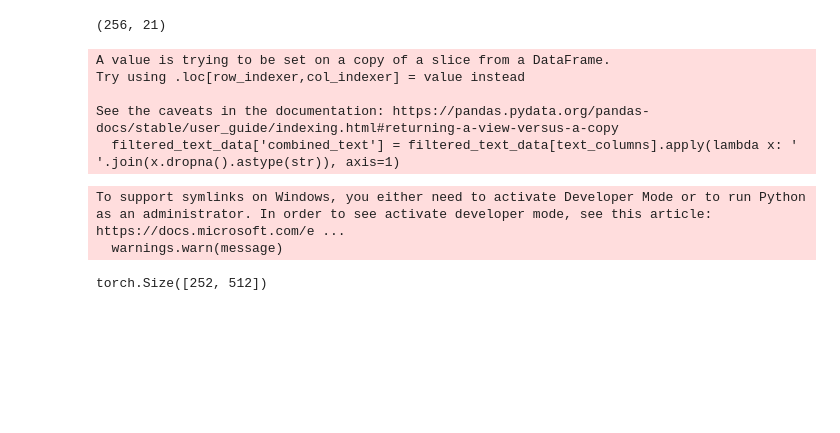
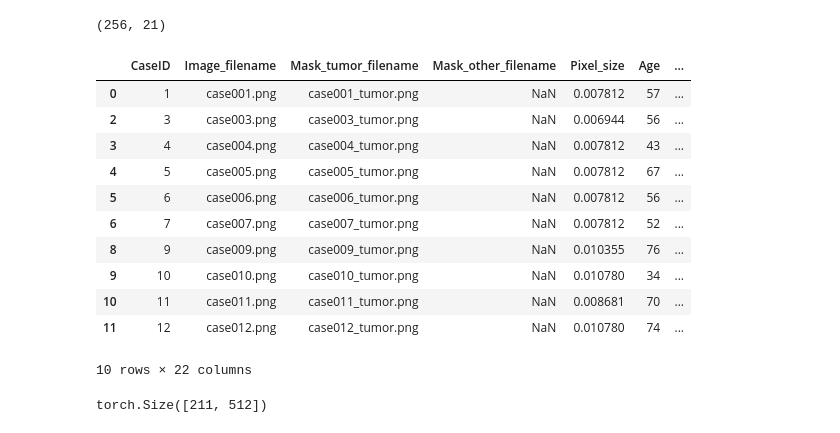
Before and after one commit to nbayt/CSC-752-Project, a Jupyter notebook: CLASS_FINAL_PROJECT_clip_early_fusion.ipynb, the cells around one changed output. Drawn from its saved outputs; the diff is of its cells as text; code cells hidden in the pictures; blank space fills up the shorter version.

```diff
--- a/CLASS_FINAL_PROJECT_clip_early_fusion.ipynb
+++ b/CLASS_FINAL_PROJECT_clip_early_fusion.ipynb
@@ -24,32 +24,42 @@ text_data.shape
 # %%
 
 # filter out normal rows
 filtered_text_data = text_data[(text_data['Classification'] == 'benign') | (text_data['Classification'] == 'malignant')]
 
+# Remove rows where Age is 'not available'
+filtered_text_data = filtered_text_data[filtered_text_data['Age'] != 'not available']
+
 # combine the relevant columns into a single text field per case
 text_columns = [col for col in filtered_text_data.columns if col not in ['Image_filename', 'Classification', "Mask_tumor_filename","Mask_other_filename", "Pixel_size", "Verification","BIRADS"]]
 filtered_text_data['combined_text'] = filtered_text_data[text_columns].apply(lambda x: ' '.join(x.dropna().astype(str)), axis=1)
+
+# Show preview of data
+filtered_text_data.head(10)
 # %% [output]
+|  | CaseID | Image_filename | Mask_tumor_filename | Mask_other_filename | Pixel_size | Age | ... |
+| 0 | 1 | case001.png | case001_tumor.png | NaN | 0.007812 | 57 | ... |
+| 2 | 3 | case003.png | case003_tumor.png | NaN | 0.006944 | 56 | ... |
+| 3 | 4 | case004.png | case004_tumor.png | NaN | 0.007812 | 43 | ... |
+| 4 | 5 | case005.png | case005_tumor.png | NaN | 0.007812 | 67 | ... |
+| 5 | 6 | case006.png | case006_tumor.png | NaN | 0.007812 | 56 | ... |
+| 6 | 7 | case007.png | case007_tumor.png | NaN | 0.007812 | 52 | ... |
+| 8 | 9 | case009.png | case009_tumor.png | NaN | 0.010355 | 76 | ... |
+| 9 | 10 | case010.png | case010_tumor.png | NaN | 0.010780 | 34 | ... |
+| 10 | 11 | case011.png | case011_tumor.png | NaN | 0.008681 | 70 | ... |
+| 11 | 12 | case012.png | case012_tumor.png | NaN | 0.010780 | 74 | ... |
-A value is trying to be set on a copy of a slice from a DataFrame.
-Try using .loc[row_indexer,col_indexer] = value instead
-
-See the caveats in the documentation: https://pandas.pydata.org/pandas-docs/stable/user_guide/indexing.html#returning-a-view-versus-a-copy
-  filtered_text_data['combined_text'] = filtered_text_data[text_columns].apply(lambda x: ' '.join(x.dropna().astype(str)), axis=1)
+10 rows × 22 columns
 # %%
 model_name = "openai/clip-vit-base-patch32"
 processor = CLIPProcessor.from_pretrained(model_name)
 model = CLIPModel.from_pretrained(model_name)
 
 text_inputs = processor(text=filtered_text_data["combined_text"].tolist(), padding=True, truncation=True, return_tensors="pt")
-# %% [output]
-To support symlinks on Windows, you either need to activate Developer Mode or to run Python as an administrator. In order to see activate developer mode, see this article: https://docs.microsoft.com/e ...
-  warnings.warn(message)
 # %%
 text_embeddings = model.get_text_features(**text_inputs)
 # %%
 text_embeddings.shape
 # %% [output]
-torch.Size([252, 512])
+torch.Size([211, 512])
 # %%
 # image feature extraction
 def get_image_embedding(image_path, processor, model):
```
Also changed, not shown: parts of 9 cells of this notebook.
